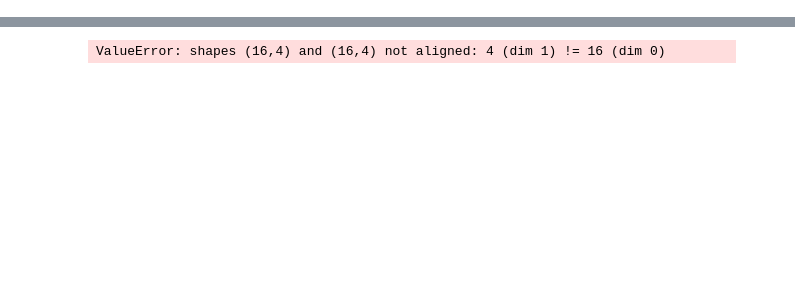
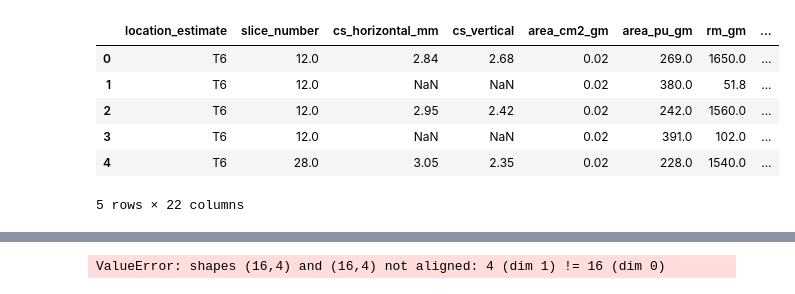
Before and after one commit to felixsc1/SpinalCord, a Jupyter notebook: Notebooks/Analysis.ipynb, the cells around one changed output, grey strips where cells are left out. Saved outputs shown, nothing was run; the diff lists cells and outputs as text; code cells hidden in the pictures; blank space fills up the shorter version.

```diff
--- a/Notebooks/Analysis.ipynb
+++ b/Notebooks/Analysis.ipynb
@@ -15,6 +9,45 @@ def getExcel(folders):
+# %%
+def getExcel(folders):
+    excelfile = os.path.join(folders['main'],folders['excel'])
+    info = pd.read_excel(f"{excelfile}", convert_float=True)
+    info.columns = map(str.lower, info.columns)
+    return(info)
+
+def cleanup_dimitri(df):
+
+    df[df['rat id']==""] = np.NaN
+    df['rat id'].fillna(method='ffill', inplace=True)   # fill empty rows that belong to same rat
+
+    split = df['rat id'].str.split("_", n=2, expand=True)
+    del df['rat id']
+    df['group'] = split[0]
+    df['date'] = split[1]
+    df['id'] = split[2]
+
+    split = df['acquisition/scan'].str.split(" ", expand=True)
+    del df['acquisition/scan']
+    df['acquisition'] = split[0]
+    df['scan'] = split[1]
+
+    df['group'].replace(regex=True,inplace=True,to_replace='.* ',value=r'')  # gives sham/sev/mod group (without the meanignless number)
+    df.columns = [c.replace(' ', '_') for c in df.columns]  # prevent later errors due to spaces
+    df = df.rename(columns={'unnamed:_18': 'comments'})  #rename those with weird names
+
+    return df
 # %%
 folders = {}
 folders['main'] = '/mnt/c/Users/felix/OneDrive/WORK/2019ETH/Analysis'
-folders['excel'] = r'Roi whole WM GM for C6_T6 clean up.xlsx'
+folders['excel'] = r'AllDimitir_WM_GM_ for_C6_T6_Fsc.xlsx'   # I add comments in there
 
 df = getExcel(folders)
+df = cleanup_dimitri(df)
+
+df.head()
+# %% [output]
+|  | location_estimate | slice_number | cs_horizontal_mm | cs_vertical | area_cm2_gm | area_pu_gm | rm_gm | ... |
+| 0 | T6 | 12.0 | 2.84 | 2.68 | 0.02 | 269.0 | 1650.0 | ... |
+| 1 | T6 | 12.0 | NaN | NaN | 0.02 | 380.0 | 51.8 | ... |
+| 2 | T6 | 12.0 | 2.95 | 2.42 | 0.02 | 242.0 | 1560.0 | ... |
+| 3 | T6 | 12.0 | NaN | NaN | 0.02 | 391.0 | 102.0 | ... |
+| 4 | T6 | 28.0 | 3.05 | 2.35 | 0.02 | 228.0 | 1540.0 | ... |
+5 rows × 22 columns
```
Also changed, not shown: parts of 7 cells of this notebook, 3 other files.
